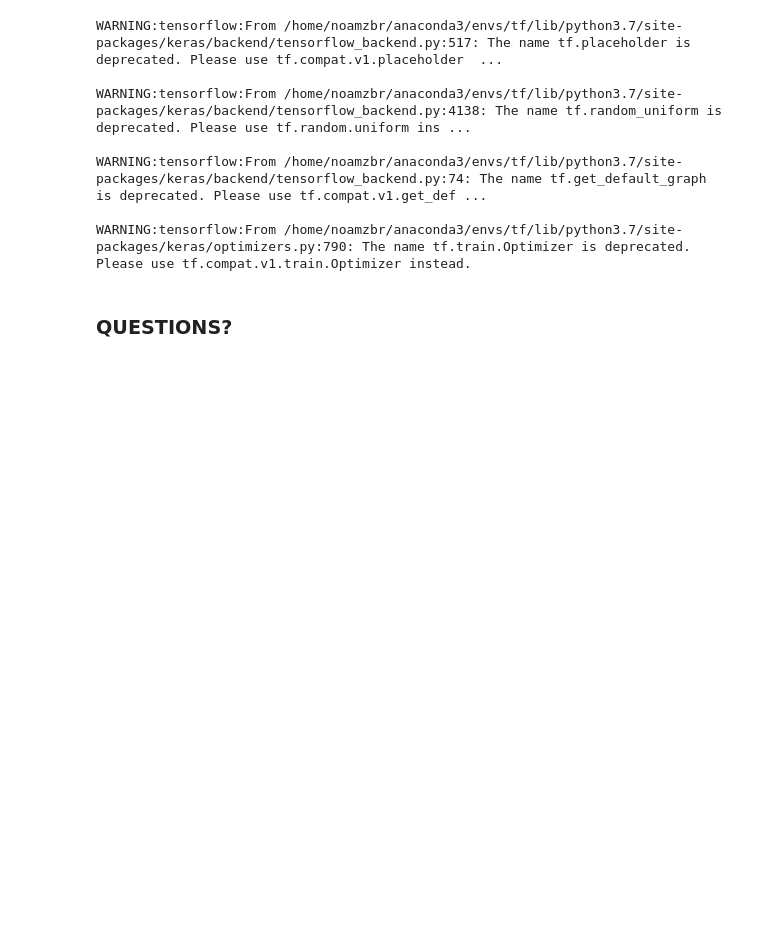
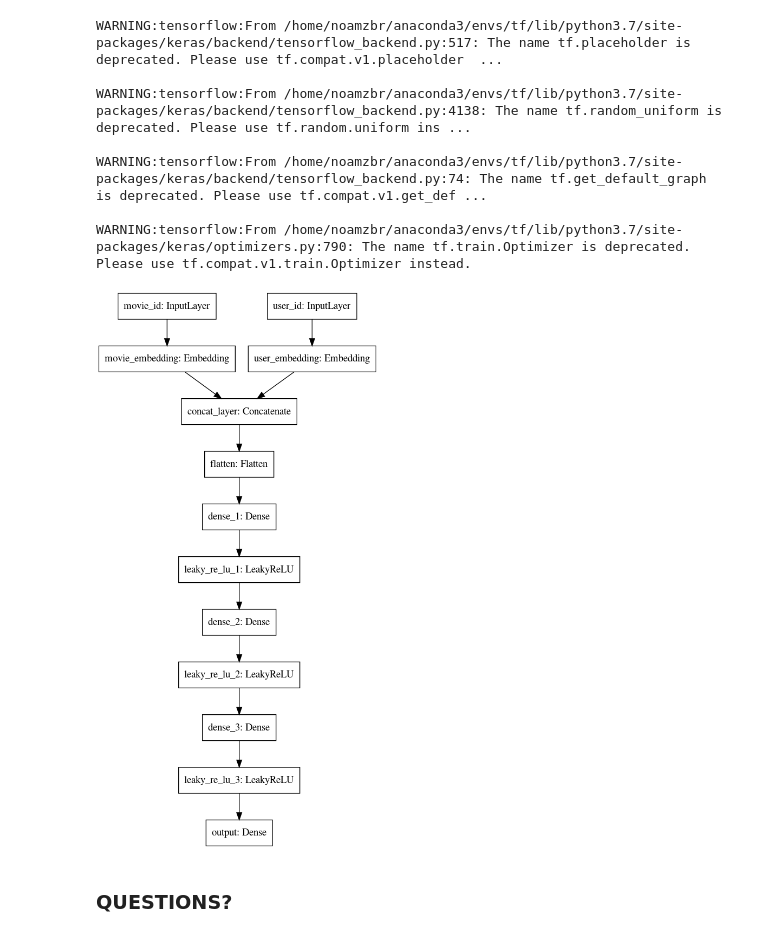
Before and after one commit to noamzbr/netflix_embedding, a Jupyter notebook: netflix_embedding_layer.ipynb, the cells around one changed output. Drawn from its saved outputs; the diff is of its cells as text; code cells hidden in the pictures; blank space fills up the shorter version.

```diff
--- a/netflix_embedding_layer.ipynb
+++ b/netflix_embedding_layer.ipynb
@@ -224,6 +224,11 @@ WARNING:tensorflow:From /home/noamzbr/anaconda3/envs/tf/lib/python3.7/site-packa
 WARNING:tensorflow:From /home/noamzbr/anaconda3/envs/tf/lib/python3.7/site-packages/keras/backend/tensorflow_backend.py:74: The name tf.get_default_graph is deprecated. Please use tf.compat.v1.get_def ...
 
 WARNING:tensorflow:From /home/noamzbr/anaconda3/envs/tf/lib/python3.7/site-packages/keras/optimizers.py:790: The name tf.train.Optimizer is deprecated. Please use tf.compat.v1.train.Optimizer instead.
+# %%
+plot_model(model, to_file='model.png', show_shapes=False)
+display(Image(filename='model.png'))
+# %% [output]
+[figure, added]
 # %% [markdown]
 ### QUESTIONS?
 # %%
```
Also changed, not shown: parts of 1 cell of this notebook.
